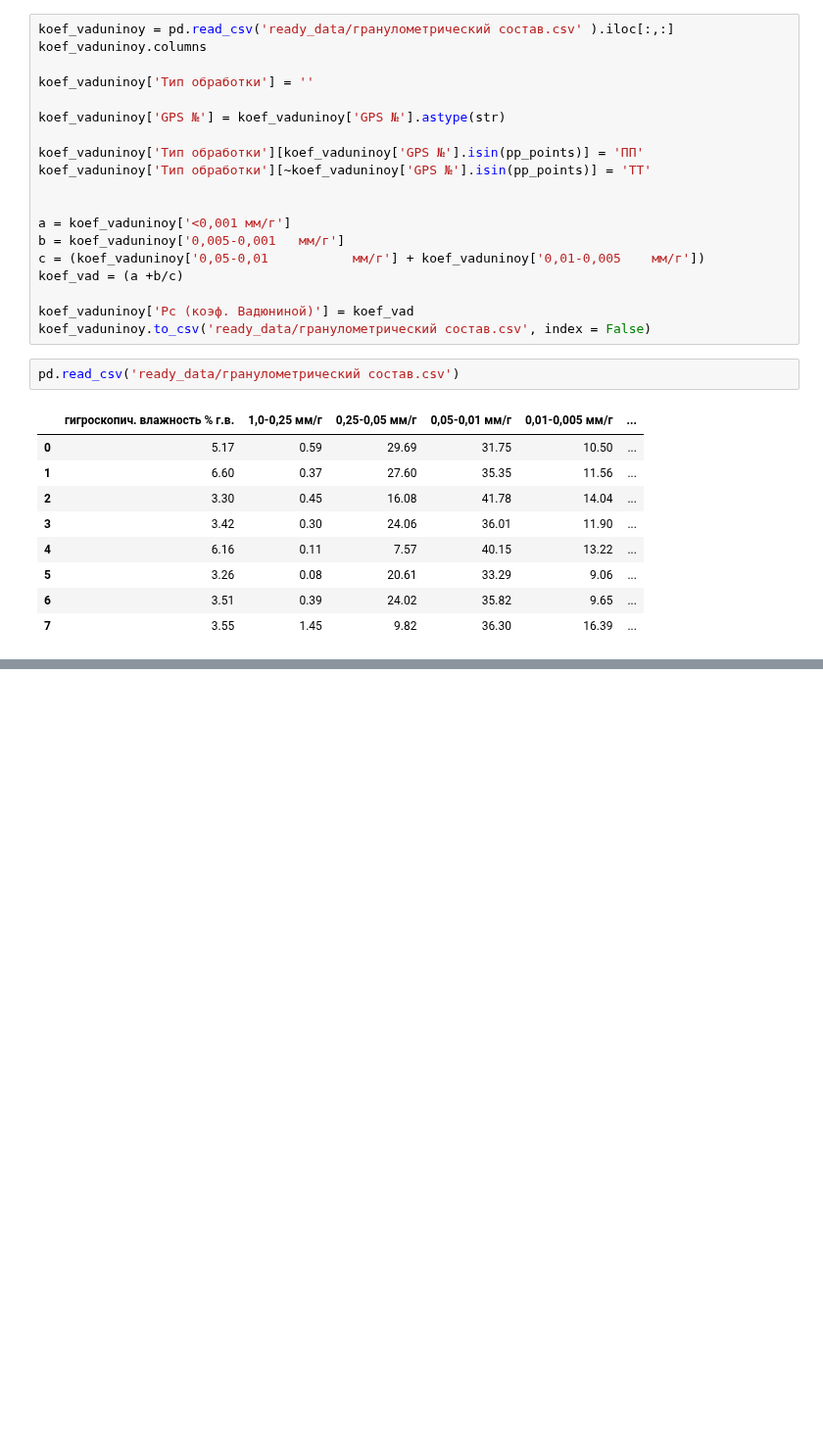
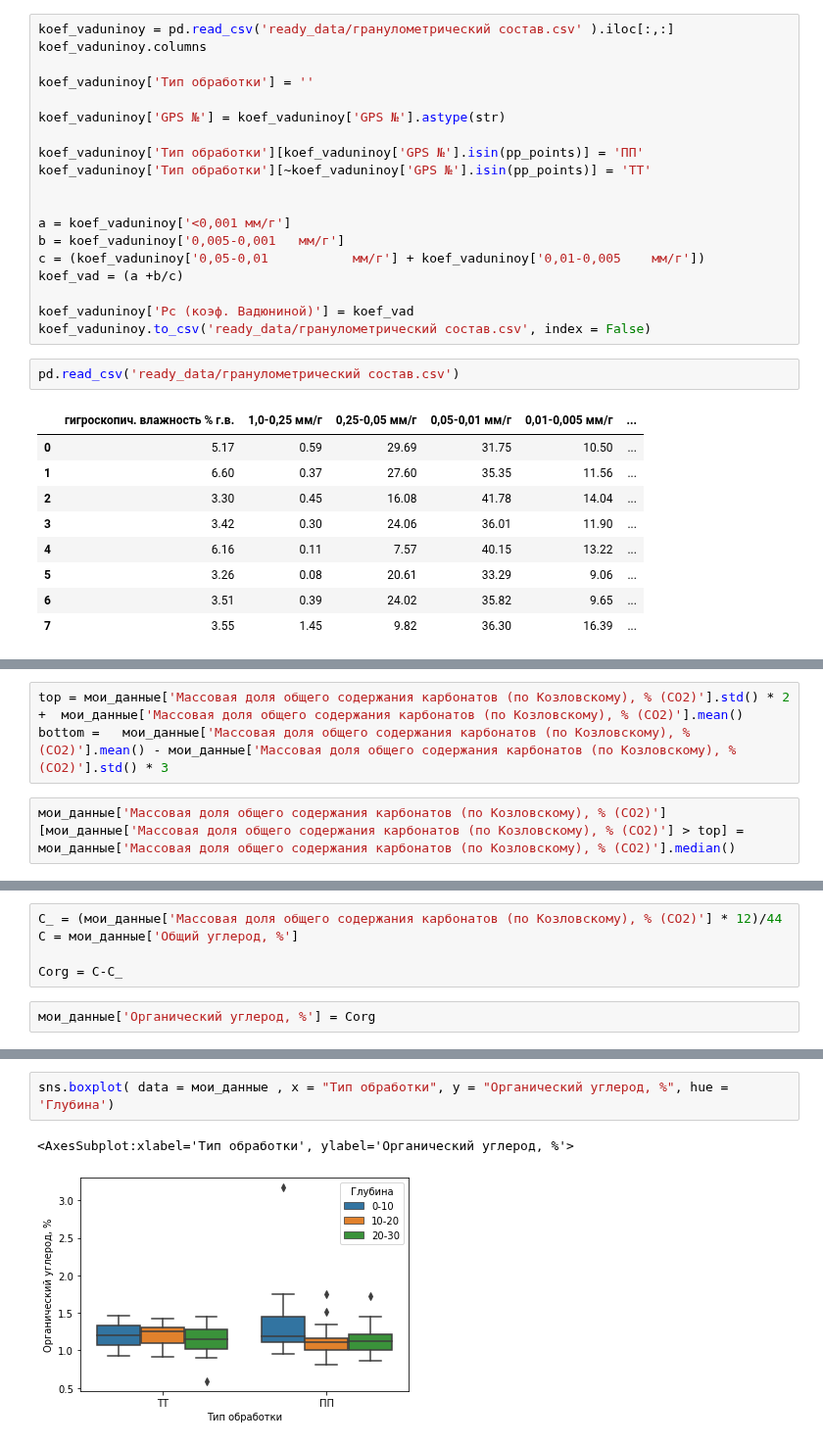
Before and after one commit to hukitoc94/total_archangelskiy, a Jupyter notebook: field_scale/field_data/полевые данные общая/field_data_preparation.ipynb, the cells around one changed output, grey strips where cells are left out. Shown at 98% size. Drawn from its saved outputs; the diff is of its cells as text; blank space fills up the shorter version.

Commit message:
пересчитал углерод

```diff
--- a/field_scale/field_data/полевые данные общая/field_data_preparation.ipynb
+++ b/field_scale/field_data/полевые данные общая/field_data_preparation.ipynb
@@ -416,0 +440,5 @@ pd.read_csv('ready_data/гранулометрический состав.csv')
+# %%
+top = мои_данные['Массовая доля общего содержания карбонатов (по Козловскому), % (CO2)'].std() * 2 +  мои_данные['Массовая доля общего содержания карбонатов (по Козловскому), % (CO2)'].mean()
+bottom =   мои_данные['Массовая доля общего содержания карбонатов (по Козловскому), % (CO2)'].mean() - мои_данные['Массовая доля общего содержания карбонатов (по Козловскому), % (CO2)'].std() * 3
+# %%
+мои_данные['Массовая доля общего содержания карбонатов (по Козловскому), % (CO2)'][мои_данные['Массовая доля общего содержания карбонатов (по Козловскому), % (CO2)'] > top] = мои_данные['Массовая доля общего содержания карбонатов (по Козловскому), % (CO2)'].median()
@@ -416,0 +454,7 @@ pd.read_csv('ready_data/гранулометрический состав.csv')
+# %%
+C_ = (мои_данные['Массовая доля общего содержания карбонатов (по Козловскому), % (CO2)'] * 12)/44
+C = мои_данные['Общий углерод, %']
+
+Corg = C-C_
+# %%
+мои_данные['Органический углерод, %'] = Corg
@@ -416,0 +473,5 @@ pd.read_csv('ready_data/гранулометрический состав.csv')
+# %%
+sns.boxplot( data = мои_данные , x = "Тип обработки", y = "Органический углерод, %", hue = 'Глубина')
+# %% [output]
+<AxesSubplot:xlabel='Тип обработки', ylabel='Органический углерод, %'>
+[figure, added]
```
Also changed, not shown: parts of 6 cells of this notebook, 2 other files.
